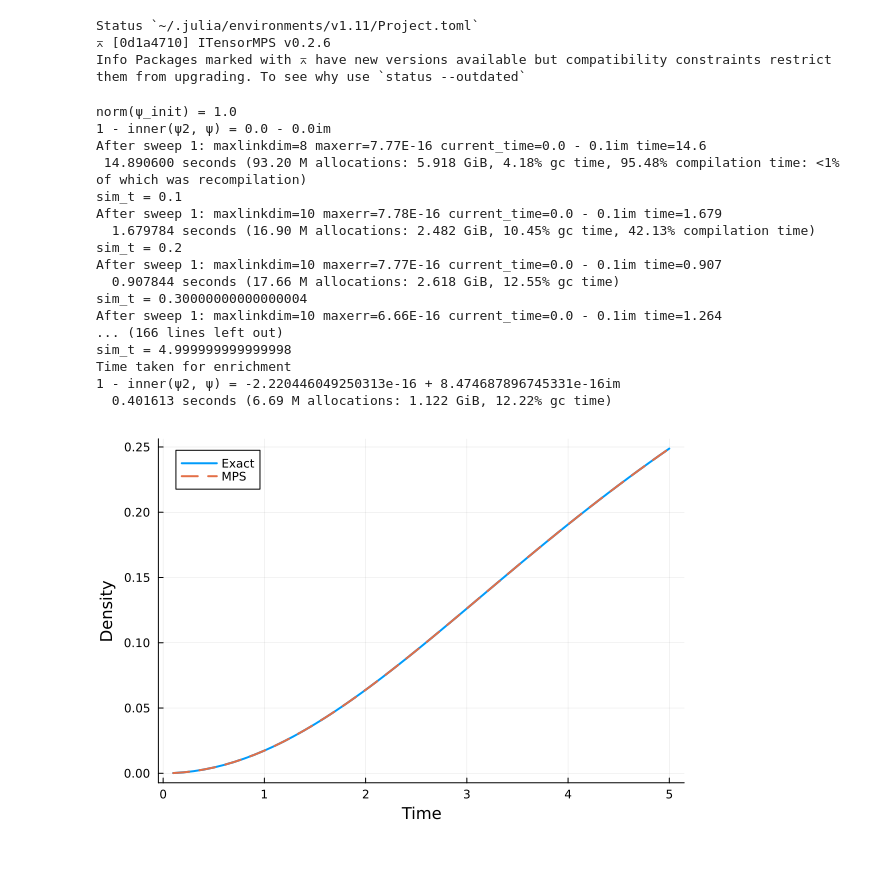
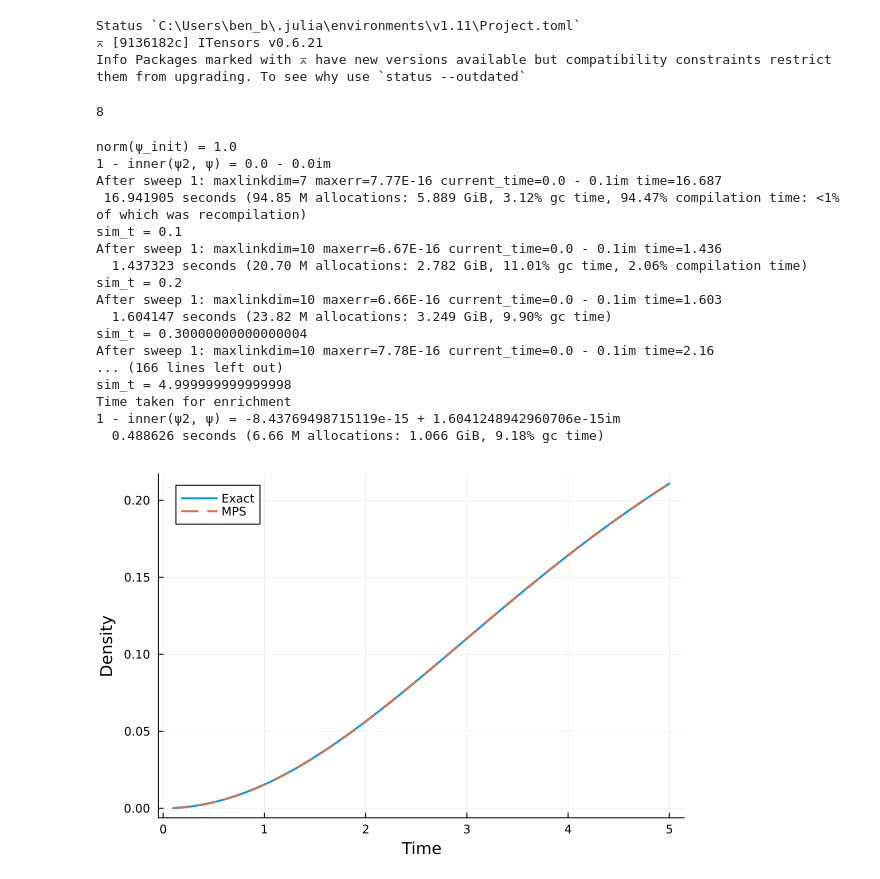
Before and after one commit to FTurci/AgeingManyBodyQuantumSys, a Jupyter notebook: JuliaFromDave/original/Chain_mapping_example.ipynb, the cells around one changed output. Saved outputs shown, nothing was run; the diff lists cells and outputs as text; code cells hidden in the pictures.

```diff
--- a/JuliaFromDave/original/Chain_mapping_example.ipynb
+++ b/JuliaFromDave/original/Chain_mapping_example.ipynb
@@ -17,11 +17,14 @@ using .Chain_mapping
 using .HamiltonianBuilding
 # %%
 using Pkg;
-Pkg.status("ITensorMPS")
+Pkg.status("ITensors") #some versions return error related to "Op" parameter name
+
+Threads.nthreads()  # Check number of threads available
 # %% [output]
-Status `~/.julia/environments/v1.11/Project.toml`
-⌅ [0d1a4710] ITensorMPS v0.2.6
+Status `C:\Users\ben_b\.julia\environments\v1.11\Project.toml`
+⌅ [9136182c] ITensors v0.6.21
 Info Packages marked with ⌅ have new versions available but compatibility constraints restrict them from upgrading. To see why use `status --outdated`
+8
 # %%
 
 function vars()
@@ -32,8 +35,8 @@ function vars()
     P.N_chain = 50
     P.β_L = 10
     P.β_R = 10
-    P.μ_L = 0.1
-    P.μ_R = 0.1
+    P.μ_L = 0.0
+    P.μ_R = 0.0
     P.Γ_L = 0.01
     P.Γ_R = 0.01
     P.D = 1
@@ -61,43 +64,43 @@ end;
 P = vars()
 P.β_L = 10
 P.β_R = 10
 P.D = 1
 P.Γ_R = 0.1
 P.init_occ = 0
 P.T = 5
 P.tdvp_cutoff = 1e-10
 DP = DP_initialisation(P);
 
 ##propagates MPS
 ψ, obs = propagate_MPS(P, DP;enrich_bool=true)
 MPS_corrs = obs.corr
 
 ##propagates single particle correlation matrix
 exact_corrs = propagate_correlations(P,DP)
 
 exact_den = [corr[1,1] for corr in exact_corrs]
 MPS_den = [corr[1,1] for corr in MPS_corrs]
 Plots.plot(DP.times,real.(exact_den),label="Exact",lw=2)
 Plots.plot!(DP.times,real.(MPS_den),label="MPS",lw=2,linestyle=:dash,xlabel="Time",ylabel="Density")
 # %% [output]
 norm(ψ_init) = 1.0
 1 - inner(ψ2, ψ) = 0.0 - 0.0im
-After sweep 1: maxlinkdim=8 maxerr=7.77E-16 current_time=0.0 - 0.1im time=14.6
- 14.890600 seconds (93.20 M allocations: 5.918 GiB, 4.18% gc time, 95.48% compilation time: <1% of which was recompilation)
+After sweep 1: maxlinkdim=7 maxerr=7.77E-16 current_time=0.0 - 0.1im time=16.687
+ 16.941905 seconds (94.85 M allocations: 5.889 GiB, 3.12% gc time, 94.47% compilation time: <1% of which was recompilation)
 sim_t = 0.1
-After sweep 1: maxlinkdim=10 maxerr=7.78E-16 current_time=0.0 - 0.1im time=1.679
-  1.679784 seconds (16.90 M allocations: 2.482 GiB, 10.45% gc time, 42.13% compilation time)
+After sweep 1: maxlinkdim=10 maxerr=6.67E-16 current_time=0.0 - 0.1im time=1.436
+  1.437323 seconds (20.70 M allocations: 2.782 GiB, 11.01% gc time, 2.06% compilation time)
 sim_t = 0.2
-After sweep 1: maxlinkdim=10 maxerr=7.77E-16 current_time=0.0 - 0.1im time=0.907
-  0.907844 seconds (17.66 M allocations: 2.618 GiB, 12.55% gc time)
+After sweep 1: maxlinkdim=10 maxerr=6.66E-16 current_time=0.0 - 0.1im time=1.603
+  1.604147 seconds (23.82 M allocations: 3.249 GiB, 9.90% gc time)
 sim_t = 0.30000000000000004
-After sweep 1: maxlinkdim=10 maxerr=6.66E-16 current_time=0.0 - 0.1im time=1.264
+After sweep 1: maxlinkdim=10 maxerr=7.78E-16 current_time=0.0 - 0.1im time=2.16
 ... (166 lines left out)
 sim_t = 4.999999999999998
 Time taken for enrichment
-1 - inner(ψ2, ψ) = -2.220446049250313e-16 + 8.474687896745331e-16im
-  0.401613 seconds (6.69 M allocations: 1.122 GiB, 12.22% gc time)
+1 - inner(ψ2, ψ) = -8.43769498715119e-15 + 1.6041248942960706e-15im
+  0.488626 seconds (6.66 M allocations: 1.066 GiB, 9.18% gc time)
-[figure, old version]
+[figure, new version]
 # %%
 ###Reproducing Figure 1 in https://iopscience.iop.org/article/10.1088/1742-5468/ac729b/pdf
 
```
Also changed, not shown: parts of 1 cell of this notebook, 2 other files.
